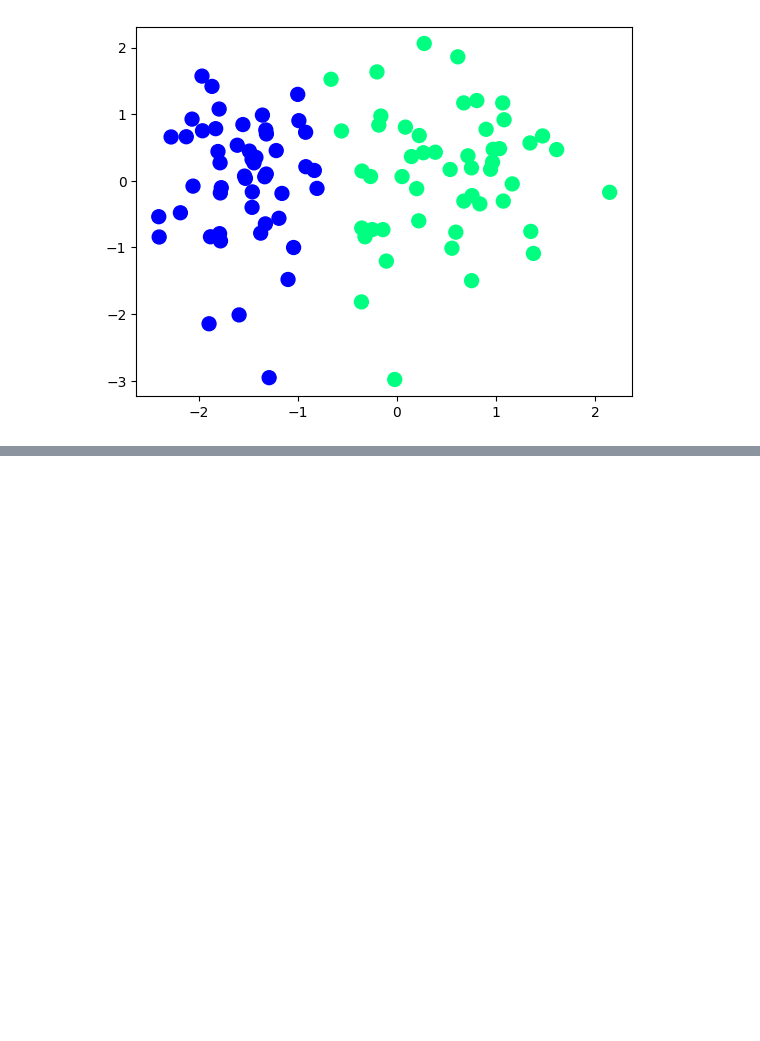
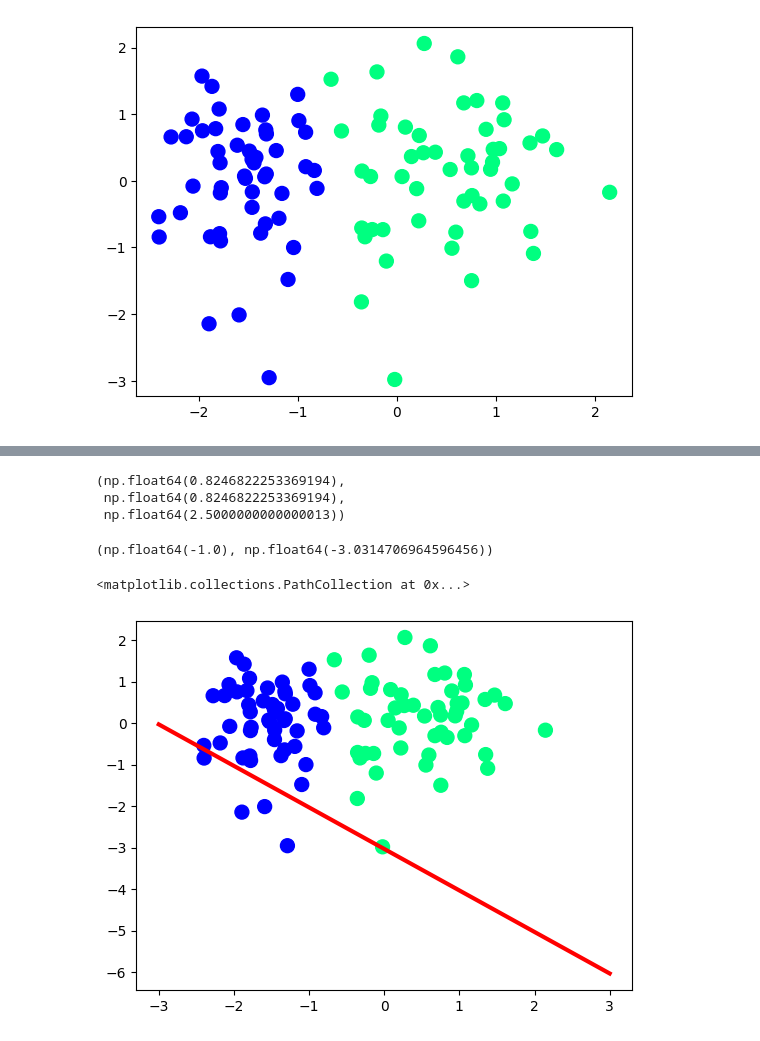
Before and after one commit to Mouryagna/AI-ML, a Jupyter notebook: DL/1-perceptron.ipynb, the cells around one changed output, grey strips where cells are left out. Cells and saved outputs as stored; diff of their text form; code cells hidden in the pictures; blank space fills up the shorter version.

```diff
--- a/DL/1-perceptron.ipynb
+++ b/DL/1-perceptron.ipynb
@@ -74,0 +75,36 @@ inter,coef
+# %%
+def Per(x,y):
+    w1=w2=b=1
+    lr=0.1
+    for j in range(1000):
+        for i in range(x.shape[0]):
+
+            z=w1*x[i][0]+w2*x[i][1]+b
+
+            if z*y[i]<0:
+                w1=w1+lr*y[i]*x[i][0]
+                w2=w2+lr*y[i]*x[i][0]
+                b=b+lr*y[i]
+    return w1,w2,b
+# %%
+w1,w2,b=Per(x,y)
+# %%
+w1,w2,b
+# %% [output]
+(np.float64(0.8246822253369194),
+ np.float64(0.8246822253369194),
+ np.float64(2.5000000000000013))
+# %%
+m=-(w1/w2)
+c=-(b/w2)
+m,c
+# %% [output]
+(np.float64(-1.0), np.float64(-3.0314706964596456))
+# %%
+x_in=np.linspace(-3,3,100)
+y_in=m*x_in+c
+plt.plot(x_in,y_in,color='red',linewidth=3)
+plt.scatter(x[:,0],x[:,1],c=y,cmap='winter',s=100)
+# %% [output]
+<matplotlib.collections.PathCollection at 0x...>
+[figure, added]
```
Also changed, not shown: parts of 1 cell of this notebook, 10 other files.
